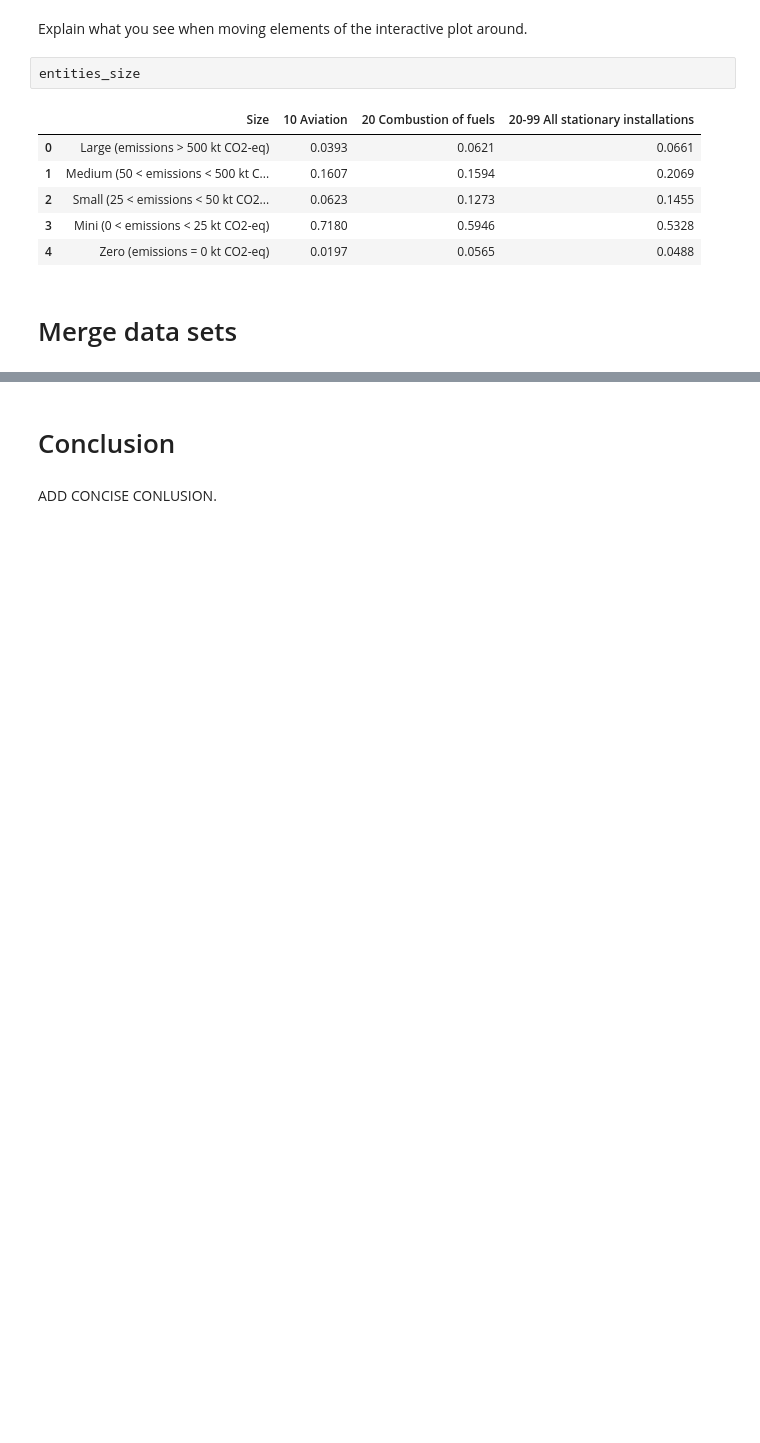
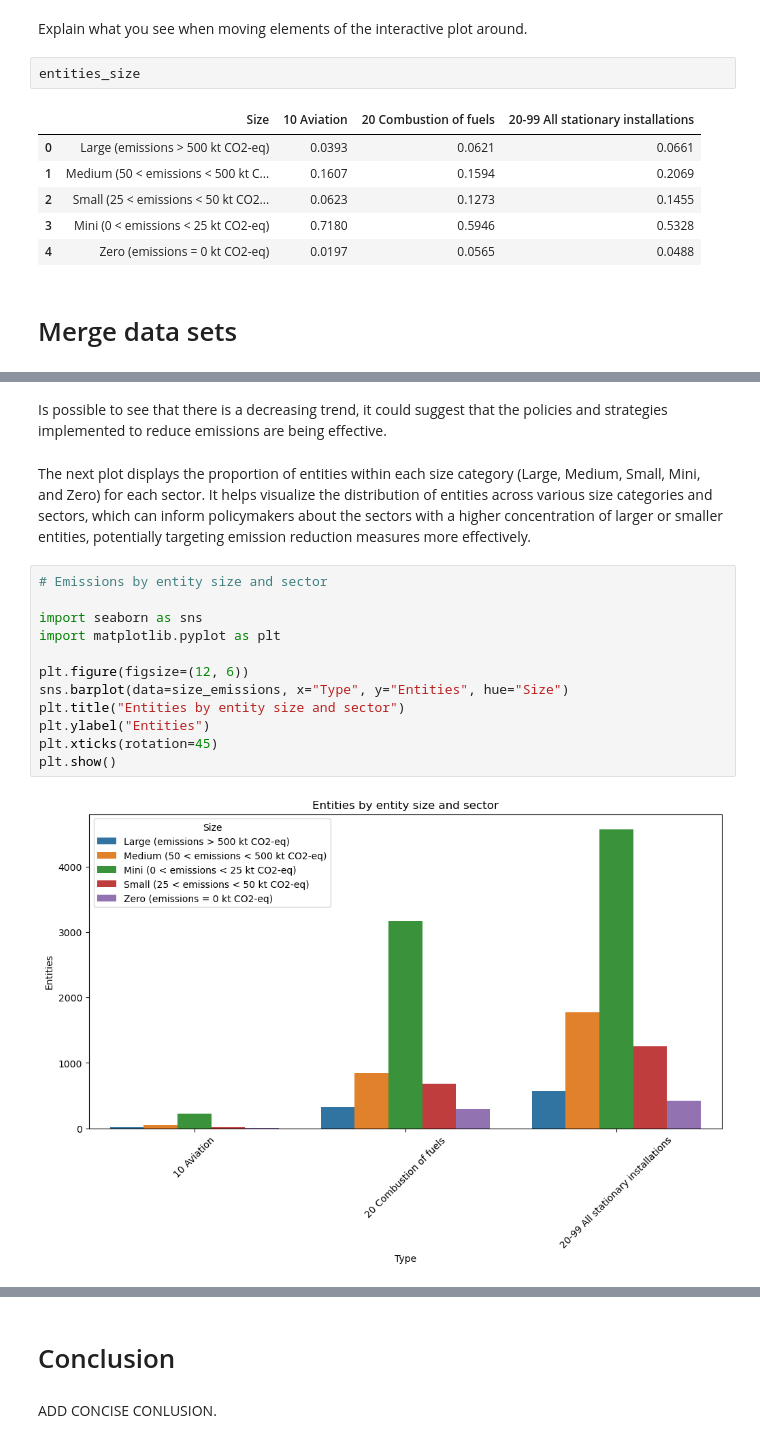
Before and after one commit to NumEconCopenhagen/projects-2023-it-hurts-when-ip, a Jupyter notebook: dataproject/dataproject.ipynb, the cells around one changed output, grey strips where cells are left out. Cells and saved outputs as stored; diff of their text form; blank space fills up the shorter version.

```diff
--- a/dataproject/dataproject.ipynb
+++ b/dataproject/dataproject.ipynb
@@ -123,0 +111,18 @@ MAKE FURTHER ANALYSIS. EXPLAIN THE CODE BRIEFLY AND SUMMARIZE THE RESULTS.
+# %% [markdown]
+Is possible to see that there is a decreasing trend, it could suggest that the policies and strategies implemented to reduce emissions are being effective.
+# %% [markdown]
+The next plot displays the proportion of entities within each size category (Large, Medium, Small, Mini, and Zero) for each sector. It helps visualize the distribution of entities across various size categories and sectors, which can inform policymakers about the sectors with a higher concentration of larger or smaller entities, potentially targeting emission reduction measures more effectively.
+# %%
+# Emissions by entity size and sector
+
+import seaborn as sns
+import matplotlib.pyplot as plt
+
+plt.figure(figsize=(12, 6))
+sns.barplot(data=size_emissions, x="Type", y="Entities", hue="Size")
+plt.title("Entities by entity size and sector")
+plt.ylabel("Entities")
+plt.xticks(rotation=45)
+plt.show()
+# %% [output]
+[figure, added]
```
Also changed, not shown: parts of 17 cells of this notebook.
